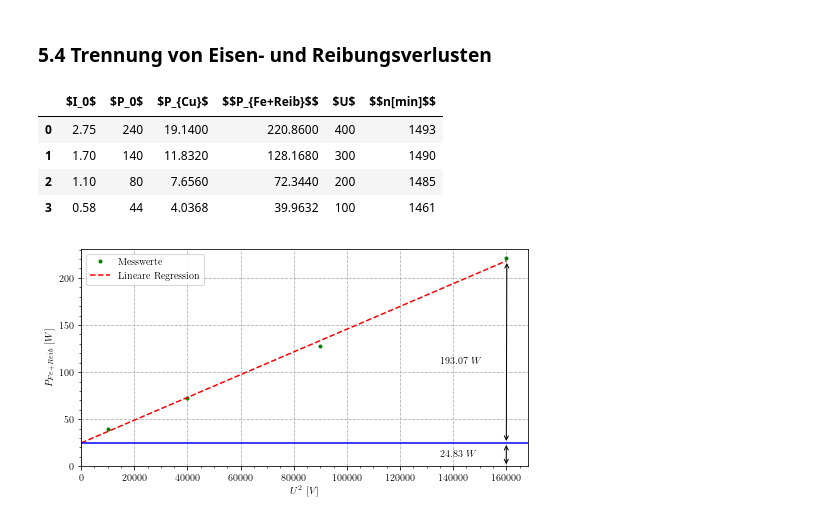
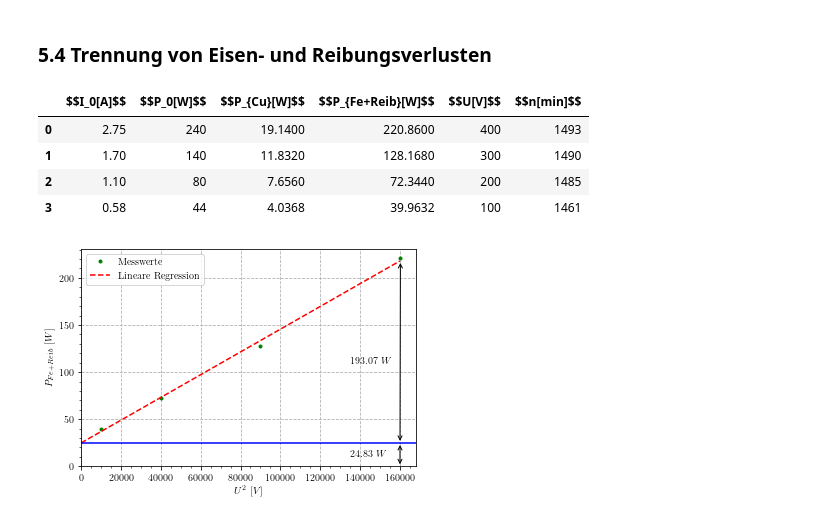
Before and after one commit to ayham291/PEM, a Jupyter notebook: ASM/ASM_Calculations.ipynb, the cells around one changed output. Cells and saved outputs as stored; diff of their text form; code cells hidden in the pictures.

Commit message:
feat: change plots fontsize, display table headers in latex

```diff
--- a/ASM/ASM_Calculations.ipynb
+++ b/ASM/ASM_Calculations.ipynb
@@ -5,6 +5,7 @@ import matplotlib.pyplot as plt
 plt.rcParams.update({
   "text.usetex": True,
   "font.family": "Times New Roman",
+    "font.size": 10
 })
 # %%
 U_N=400
@@ -184,9 +185,9 @@ data=[]
 for x in range(len(U)):
     data.append([I_0[x],P_0[x],P_Cu[x],P_FeReib[x],U[x],n_min[x]])
 # pd.DataFrame([I_0,P_0,P_Cu,P_FeReib,U,n_min], columns=["I1","P_A","P_B","P_1","U","G"])
-pd.DataFrame(data, columns=["$I_0$","$P_0$","$P_{Cu}$","$$P_{Fe+Reib}$$","$U$","$$n[min]$$"])
+pd.DataFrame(data, columns=["$$I_0[A]$$","$$P_0[W]$$","$$P_{Cu}[W]$$","$$P_{Fe+Reib}[W]$$","$$U[V]$$","$$n[min]$$"])
 # %% [output]
-|  | $I_0$ | $P_0$ | $P_{Cu}$ | $$P_{Fe+Reib}$$ | $U$ | $$n[min]$$ |
+|  | $$I_0[A]$$ | $$P_0[W]$$ | $$P_{Cu}[W]$$ | $$P_{Fe+Reib}[W]$$ | $$U[V]$$ | $$n[min]$$ |
 | 0 | 2.75 | 240 | 19.1400 | 220.8600 | 400 | 1493 |
 | 1 | 1.70 | 140 | 11.8320 | 128.1680 | 300 | 1490 |
 | 2 | 1.10 | 80 | 7.6560 | 72.3440 | 200 | 1485 |
@@ -194,27 +195,27 @@ pd.DataFrame(data, columns=["$I_0$","$P_0$","$P_{Cu}$","$$P_{Fe+Reib}$$","$U$","
 # %%
 z=np.polyfit(U_pow2,P_FeReib,1)
 p=np.poly1d(z)
 U_=np.linspace(0,160000,20)
-plt.figure(figsize=(8,4))
+plt.figure(figsize=(6,4))
 plt.plot(U_pow2,P_FeReib, 'g.', label="Messwerte")
 plt.plot(U_,p(U_), 'r--', label="Lineare Regression")
 plt.axhline(y=p(0), color='b', linestyle='-')
 plt.annotate(f'${round(p(0), 2)}\ W$', xy=(max(U_)-25000, p(0)-15))
 plt.annotate(f'${round(max(p(U_))-p(0), 2)}\ W$', xy=(max(U_)-25000, max(p(U_))/2))
 plt.annotate("", xy=(max(U_)+max(p(U_)),max(p(U_))),xycoords='data',
             xytext=(max(U_)+p(0), p(0)), textcoords='data',
             arrowprops=dict(arrowstyle="<->", connectionstyle="arc3"))
 
 plt.annotate("", xy=(max(U_)+p(0),p(0)),xycoords='data',
             xytext=(max(U_), 0), textcoords='data',
             arrowprops=dict(arrowstyle="<->", connectionstyle="arc3"))
 plt.ylim(bottom=0)
 plt.xlim(left=0)
 plt.minorticks_on()
 plt.xlabel("$U^2 \ [V]$")
 plt.ylabel("$P_{Fe+Reib} \ [W]$")
 plt.grid(linestyle="--", which='major')
 plt.legend()
 plt.savefig("trennung_eisen_reib.pdf")
 # %% [output]
-[figure, old version]
+[figure, new version]
```
Also changed, not shown: parts of 2 cells of this notebook.
